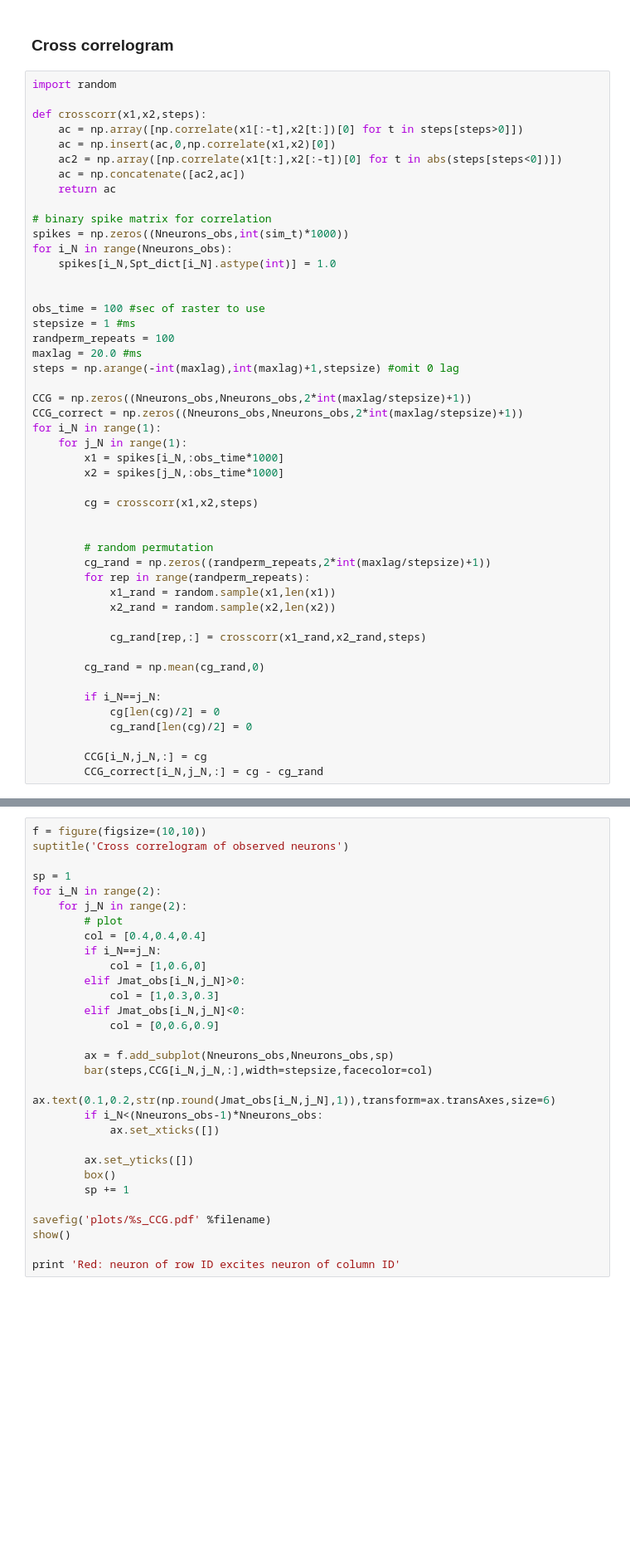
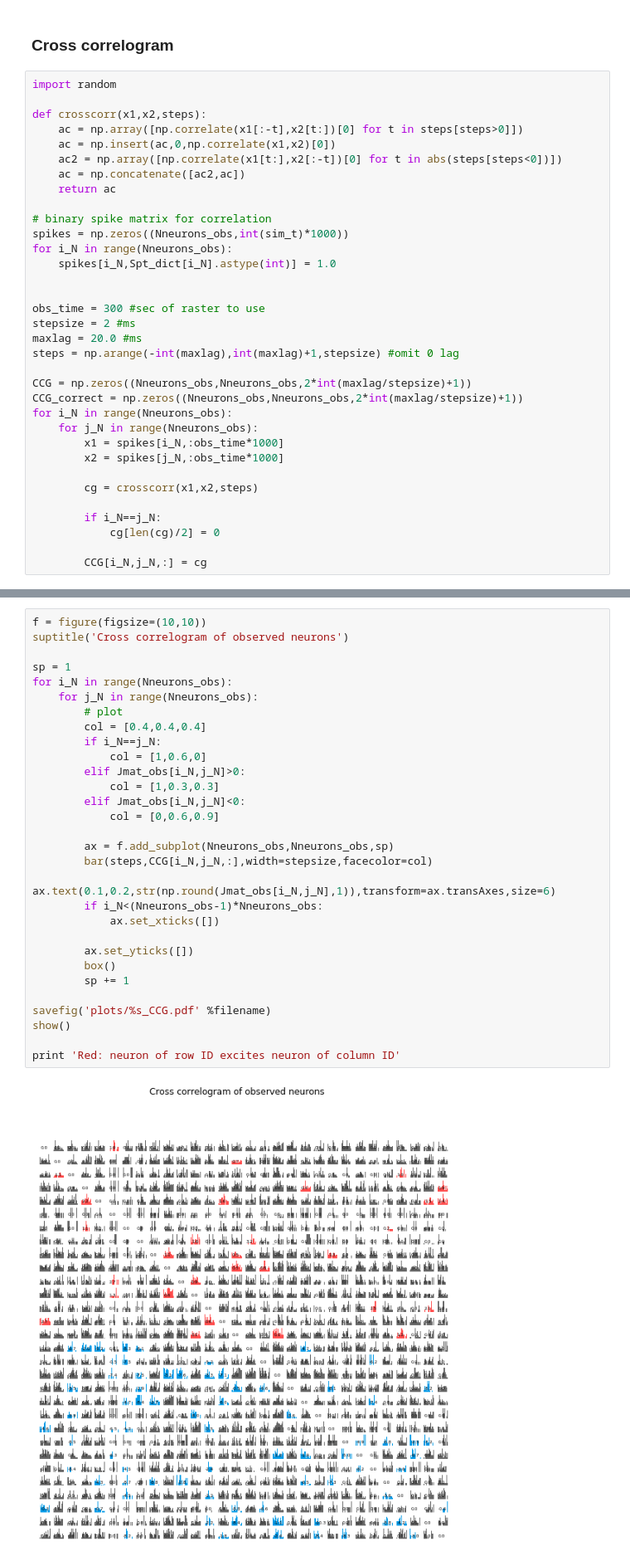
Before and after one commit to yger/inference, a Jupyter notebook: network_inference.ipynb, the cells around one changed output, grey strips where cells are left out. Shown at 83% size. Saved outputs shown, nothing was run; the diff lists cells and outputs as text; blank space fills up the shorter version.

```diff
--- a/network_inference.ipynb
+++ b/network_inference.ipynb
@@ -207,35 +207,21 @@ for i_N in range(Nneurons_obs):
     spikes[i_N,Spt_dict[i_N].astype(int)] = 1.0
 
 
-obs_time = 100 #sec of raster to use
-stepsize = 1 #ms
-randperm_repeats = 100
+obs_time = 300 #sec of raster to use
+stepsize = 2 #ms
 maxlag = 20.0 #ms
 steps = np.arange(-int(maxlag),int(maxlag)+1,stepsize) #omit 0 lag
 
 CCG = np.zeros((Nneurons_obs,Nneurons_obs,2*int(maxlag/stepsize)+1))
 CCG_correct = np.zeros((Nneurons_obs,Nneurons_obs,2*int(maxlag/stepsize)+1))
-for i_N in range(1):
-    for j_N in range(1):
+for i_N in range(Nneurons_obs):
+    for j_N in range(Nneurons_obs):
         x1 = spikes[i_N,:obs_time*1000]
         x2 = spikes[j_N,:obs_time*1000]
 
         cg = crosscorr(x1,x2,steps)
 
-
-        # random permutation
-        cg_rand = np.zeros((randperm_repeats,2*int(maxlag/stepsize)+1))
-        for rep in range(randperm_repeats):
-            x1_rand = random.sample(x1,len(x1))
-            x2_rand = random.sample(x2,len(x2))
-
-            cg_rand[rep,:] = crosscorr(x1_rand,x2_rand,steps)
-
-        cg_rand = np.mean(cg_rand,0)
-
         if i_N==j_N:
             cg[len(cg)/2] = 0
-            cg_rand[len(cg)/2] = 0
 
         CCG[i_N,j_N,:] = cg
-        CCG_correct[i_N,j_N,:] = cg - cg_rand
@@ -244,30 +228,32 @@ KeyboardInterrupt:
 # %%
 f = figure(figsize=(10,10))
 suptitle('Cross correlogram of observed neurons')
 
 sp = 1
-for i_N in range(2):
-    for j_N in range(2):
+for i_N in range(Nneurons_obs):
+    for j_N in range(Nneurons_obs):
         # plot
         col = [0.4,0.4,0.4]
         if i_N==j_N:
             col = [1,0.6,0]
         elif Jmat_obs[i_N,j_N]>0:
             col = [1,0.3,0.3]
         elif Jmat_obs[i_N,j_N]<0:
             col = [0,0.6,0.9]
 
         ax = f.add_subplot(Nneurons_obs,Nneurons_obs,sp)
         bar(steps,CCG[i_N,j_N,:],width=stepsize,facecolor=col)
         ax.text(0.1,0.2,str(np.round(Jmat_obs[i_N,j_N],1)),transform=ax.transAxes,size=6)
         if i_N<(Nneurons_obs-1)*Nneurons_obs:
             ax.set_xticks([])
 
         ax.set_yticks([])
         box()
         sp += 1
 
 savefig('plots/%s_CCG.pdf' %filename)
 show()
 
 print 'Red: neuron of row ID excites neuron of column ID'
+# %% [output]
+[figure, added]
```
Also changed, not shown: parts of 5 cells of this notebook.
